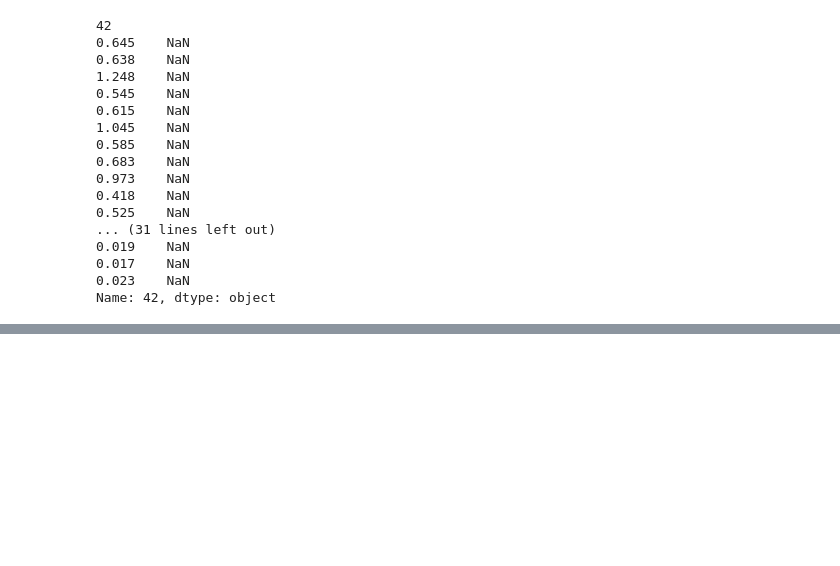
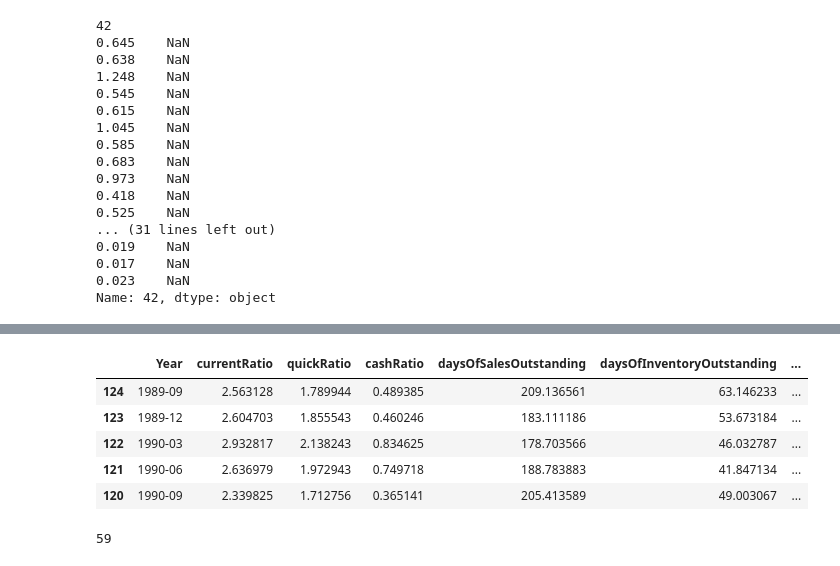
Before and after one commit to mmdebrahimi/Guided-Capstone, a Jupyter notebook: Fundamental_Analysis120-Quarterly-Latest.ipynb, the cells around one changed output, grey strips where cells are left out. Saved outputs shown, nothing was run; the diff lists cells and outputs as text; code cells hidden in the pictures; blank space fills up the shorter version.

```diff
--- a/Fundamental_Analysis120-Quarterly-Latest.ipynb
+++ b/Fundamental_Analysis120-Quarterly-Latest.ipynb
@@ -1598,0 +1500,18 @@ dec_df['Capex as % of Sales'] = (dec_df['Capex Per Share'] * dec_df['Sales per S
+# %%
+key_fin_ratios = key_fin_ratios.rename(columns = {'index' : 'Year'})
+key_fin_ratios.sort_values('Year', ascending = True, inplace = True)
+key_fin_ratios.head()
+# %% [output]
+|  | Year | currentRatio | quickRatio | cashRatio | daysOfSalesOutstanding | daysOfInventoryOutstanding | ... |
+| 124 | 1989-09 | 2.563128 | 1.789944 | 0.489385 | 209.136561 | 63.146233 | ... |
+| 123 | 1989-12 | 2.604703 | 1.855543 | 0.460246 | 183.111186 | 53.673184 | ... |
+| 122 | 1990-03 | 2.932817 | 2.138243 | 0.834625 | 178.703566 | 46.032787 | ... |
+| 121 | 1990-06 | 2.636979 | 1.972943 | 0.749718 | 188.783883 | 41.847134 | ... |
+| 120 | 1990-09 | 2.339825 | 1.712756 | 0.365141 | 205.413589 | 49.003067 | ... |
+# %%
+key_fin_ratios['Year'] = pd.to_datetime(key_fin_ratios['Year'])
+start_date_index1 = min(key_fin_ratios[key_fin_ratios['Year'].dt.year==start_date].index.values)
+# key_mtrcs_with_datetime['Date'].iloc[start_date_index]
+start_date_index1
+# %% [output]
+59
```
Also changed, not shown: parts of 29 cells of this notebook.
